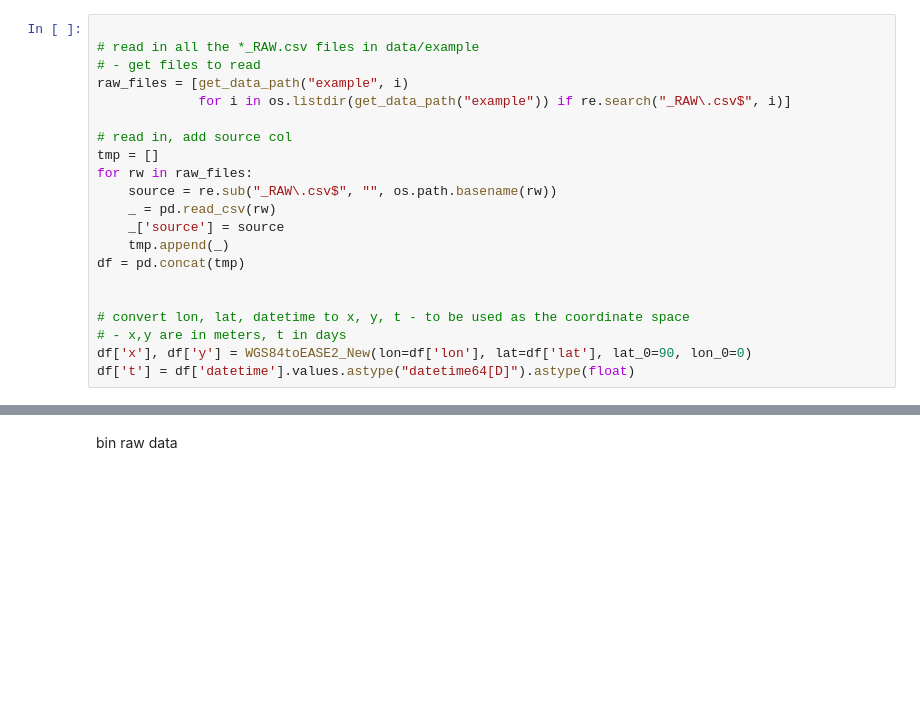
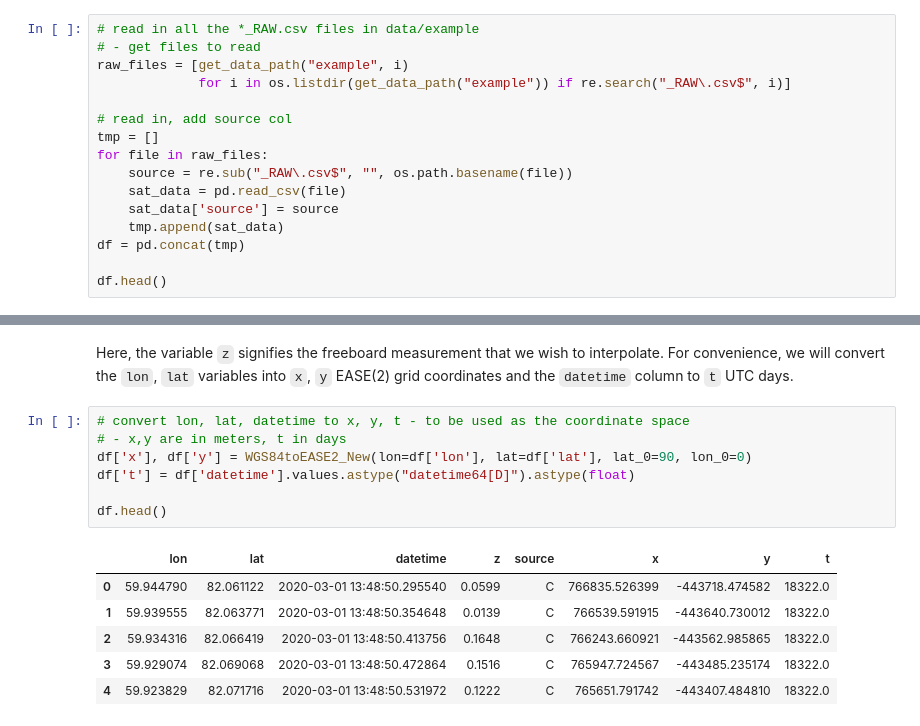
Before and after one commit to CPOMUCL/GPSat, a Jupyter notebook: docs/notebooks/inline_example.ipynb, the cells around one changed output, grey strips where cells are left out. Saved outputs shown, nothing was run; the diff lists cells and outputs as text; blank space fills up the shorter version.

```diff
--- a/docs/notebooks/inline_example.ipynb
+++ b/docs/notebooks/inline_example.ipynb
@@ -27,5 +24,4 @@ read in raw data
 # %%
-
 # read in all the *_RAW.csv files in data/example
 # - get files to read
 raw_files = [get_data_path("example", i)
@@ -33,15 +29,11 @@ raw_files = [get_data_path("example", i)
 
 # read in, add source col
 tmp = []
-for rw in raw_files:
-    source = re.sub("_RAW\.csv$", "", os.path.basename(rw))
-    _ = pd.read_csv(rw)
-    _['source'] = source
-    tmp.append(_)
+for file in raw_files:
+    source = re.sub("_RAW\.csv$", "", os.path.basename(file))
+    sat_data = pd.read_csv(file)
+    sat_data['source'] = source
+    tmp.append(sat_data)
 df = pd.concat(tmp)
 
-
-# convert lon, lat, datetime to x, y, t - to be used as the coordinate space
-# - x,y are in meters, t in days
-df['x'], df['y'] = WGS84toEASE2_New(lon=df['lon'], lat=df['lat'], lat_0=90, lon_0=0)
-df['t'] = df['datetime'].values.astype("datetime64[D]").astype(float)
+df.head()
@@ -48,2 +47,16 @@ df['t'] = df['datetime'].values.astype("datetime64[D]").astype(float)
-# %% [markdown]
-bin raw data
+# %% [markdown]
+Here, the variable ``z`` signifies the freeboard measurement that we wish to interpolate. For convenience, we will convert the ``lon``, ``lat`` variables into ``x``, ``y`` EASE(2) grid coordinates and the ``datetime`` column to ``t`` UTC days.
+# %%
+# convert lon, lat, datetime to x, y, t - to be used as the coordinate space
+# - x,y are in meters, t in days
+df['x'], df['y'] = WGS84toEASE2_New(lon=df['lon'], lat=df['lat'], lat_0=90, lon_0=0)
+df['t'] = df['datetime'].values.astype("datetime64[D]").astype(float)
+
+df.head()
+# %% [output]
+|  | lon | lat | datetime | z | source | x | y | t |
+| 0 | 59.944790 | 82.061122 | 2020-03-01 13:48:50.295540 | 0.0599 | C | 766835.526399 | -443718.474582 | 18322.0 |
+| 1 | 59.939555 | 82.063771 | 2020-03-01 13:48:50.354648 | 0.0139 | C | 766539.591915 | -443640.730012 | 18322.0 |
+| 2 | 59.934316 | 82.066419 | 2020-03-01 13:48:50.413756 | 0.1648 | C | 766243.660921 | -443562.985865 | 18322.0 |
+| 3 | 59.929074 | 82.069068 | 2020-03-01 13:48:50.472864 | 0.1516 | C | 765947.724567 | -443485.235174 | 18322.0 |
+| 4 | 59.923829 | 82.071716 | 2020-03-01 13:48:50.531972 | 0.1222 | C | 765651.791742 | -443407.484810 | 18322.0 |
```
Also changed, not shown: parts of 49 cells of this notebook, 2 other files.
